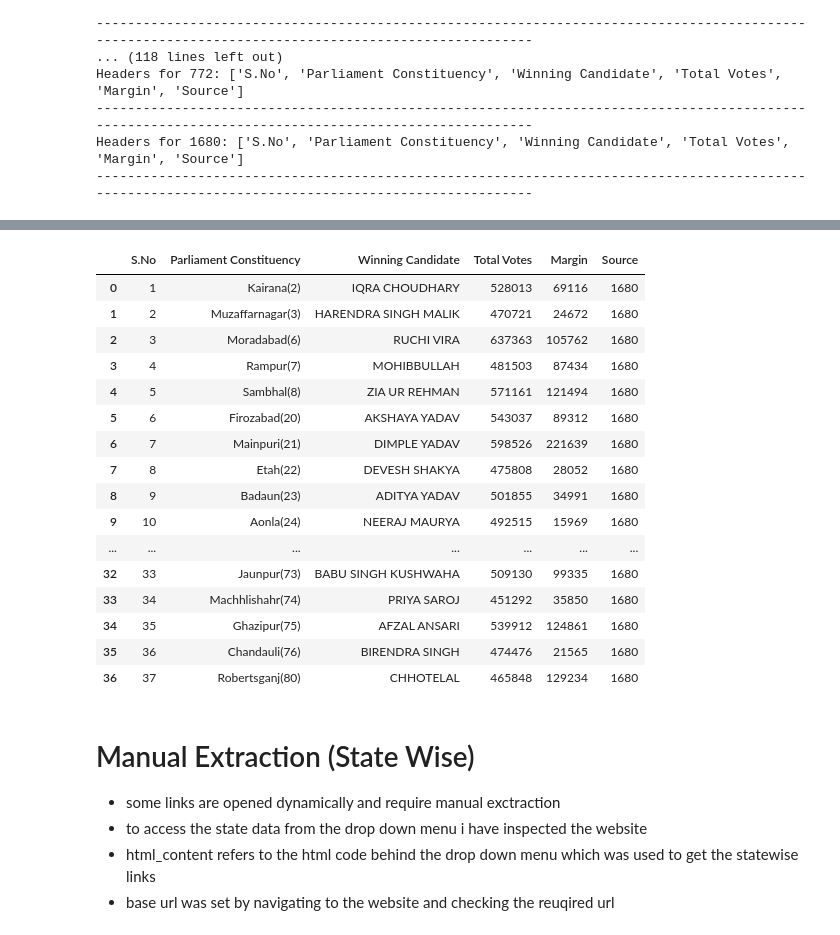
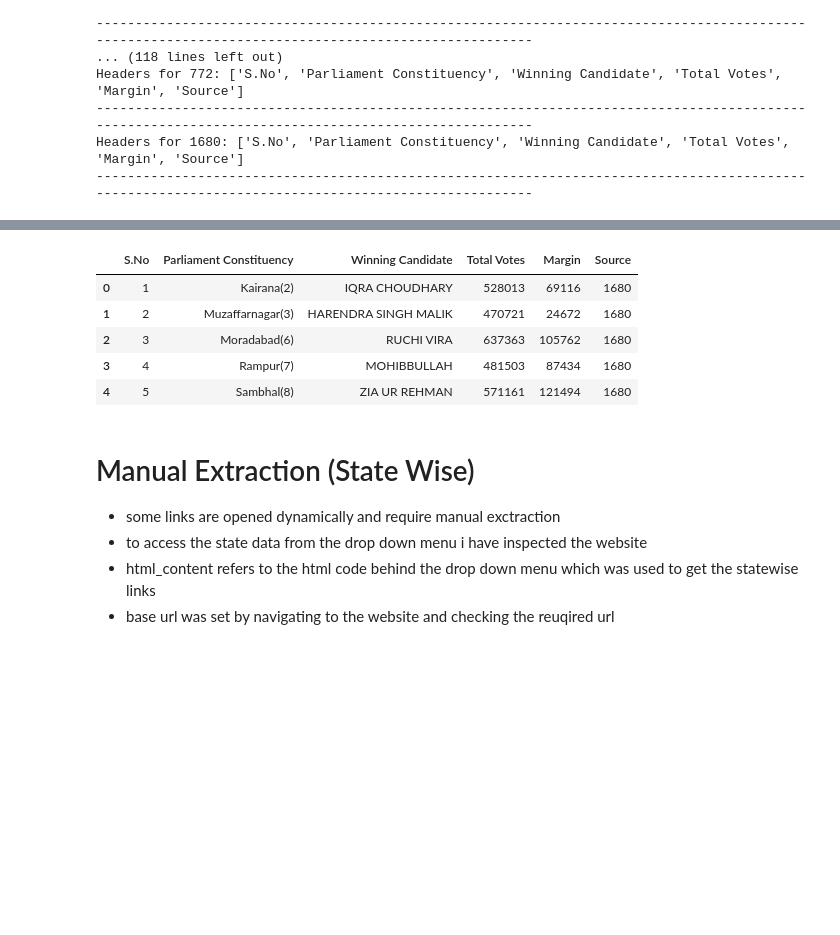
Before and after one commit to bryaanabraham/Election-Data-Analysis, a Jupyter notebook: Election_data.ipynb, the cells around one changed output, grey strips where cells are left out. Saved outputs shown, nothing was run; the diff lists cells and outputs as text; code cells hidden in the pictures; blank space fills up the shorter version.

```diff
--- a/Election_data.ipynb
+++ b/Election_data.ipynb
@@ -220,23 +215,12 @@ df_bye_candidate
 # %%
-df_gen_party
+df_gen_party.head()
 # %% [output]
 |  | S.No | Parliament Constituency | Winning Candidate | Total Votes | Margin | Source |
 | 0 | 1 | Kairana(2) | IQRA CHOUDHARY | 528013 | 69116 | 1680 |
 | 1 | 2 | Muzaffarnagar(3) | HARENDRA SINGH MALIK | 470721 | 24672 | 1680 |
 | 2 | 3 | Moradabad(6) | RUCHI VIRA | 637363 | 105762 | 1680 |
 | 3 | 4 | Rampur(7) | MOHIBBULLAH | 481503 | 87434 | 1680 |
 | 4 | 5 | Sambhal(8) | ZIA UR REHMAN | 571161 | 121494 | 1680 |
-| 5 | 6 | Firozabad(20) | AKSHAYA YADAV | 543037 | 89312 | 1680 |
-| 6 | 7 | Mainpuri(21) | DIMPLE YADAV | 598526 | 221639 | 1680 |
-| 7 | 8 | Etah(22) | DEVESH SHAKYA | 475808 | 28052 | 1680 |
-| 8 | 9 | Badaun(23) | ADITYA YADAV | 501855 | 34991 | 1680 |
-| 9 | 10 | Aonla(24) | NEERAJ MAURYA | 492515 | 15969 | 1680 |
-| ... | ... | ... | ... | ... | ... | ... |
-| 32 | 33 | Jaunpur(73) | BABU SINGH KUSHWAHA | 509130 | 99335 | 1680 |
-| 33 | 34 | Machhlishahr(74) | PRIYA SAROJ | 451292 | 35850 | 1680 |
-| 34 | 35 | Ghazipur(75) | AFZAL ANSARI | 539912 | 124861 | 1680 |
-| 35 | 36 | Chandauli(76) | BIRENDRA SINGH | 474476 | 21565 | 1680 |
-| 36 | 37 | Robertsganj(80) | CHHOTELAL | 465848 | 129234 | 1680 |
 # %%
 save2csv(df_bye_candidate,'candidate_wise',location)
 # %%
```
Also changed, not shown: parts of 12 cells of this notebook.
